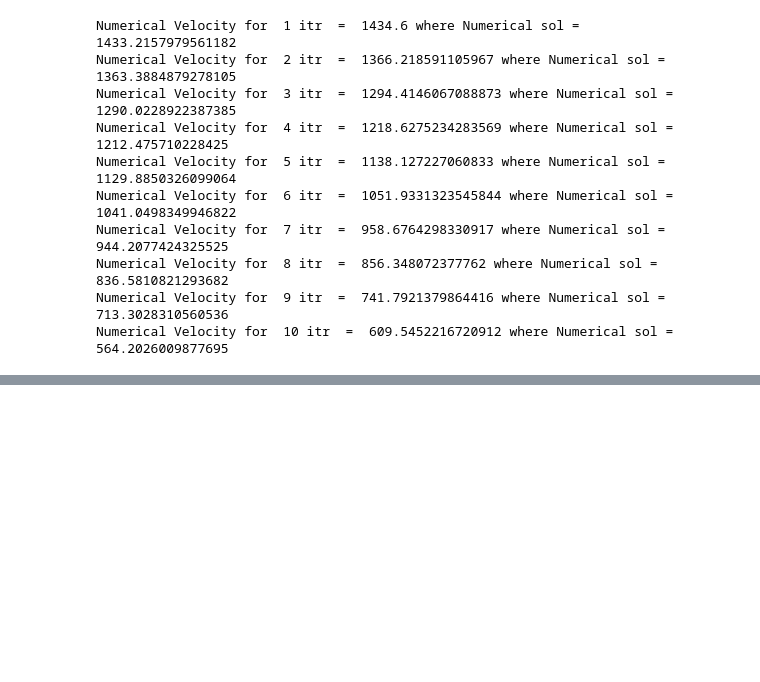
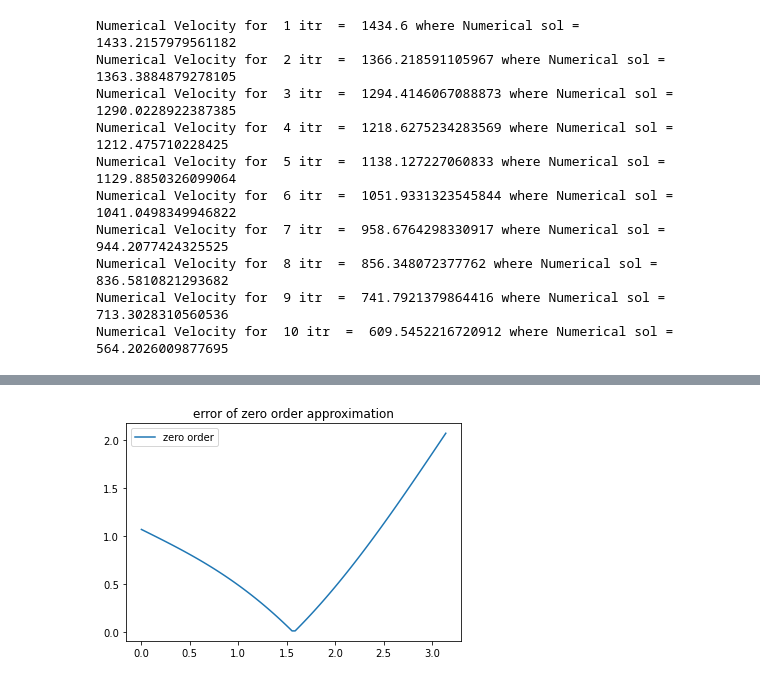
Before and after one commit to 1brahimmohamed/2nd-year-assignments, a Jupyter notebook: Numerical Methods Assignment 1/Task 1.ipynb, the cells around one changed output, grey strips where cells are left out. Drawn from its saved outputs; the diff is of its cells as text; code cells hidden in the pictures; blank space fills up the shorter version.

```diff
--- a/Numerical Methods Assignment 1/Task 1.ipynb
+++ b/Numerical Methods Assignment 1/Task 1.ipynb
@@ -148,0 +206,10 @@ Numerical Velocity for  10 itr  =  609.5452216720912 where Numerical sol =  564.
+# %%
+# calculating the error
+e0=abs(F(x)-f0)
+# plotting the error
+plt.plot(x,e0 , label= 'zero order')
+plt.legend()
+plt.title("error of zero order approximation")
+plt.show();
+# %% [output]
+[figure, added]
```
Also changed, not shown: parts of 31 cells of this notebook, 2 other files.
